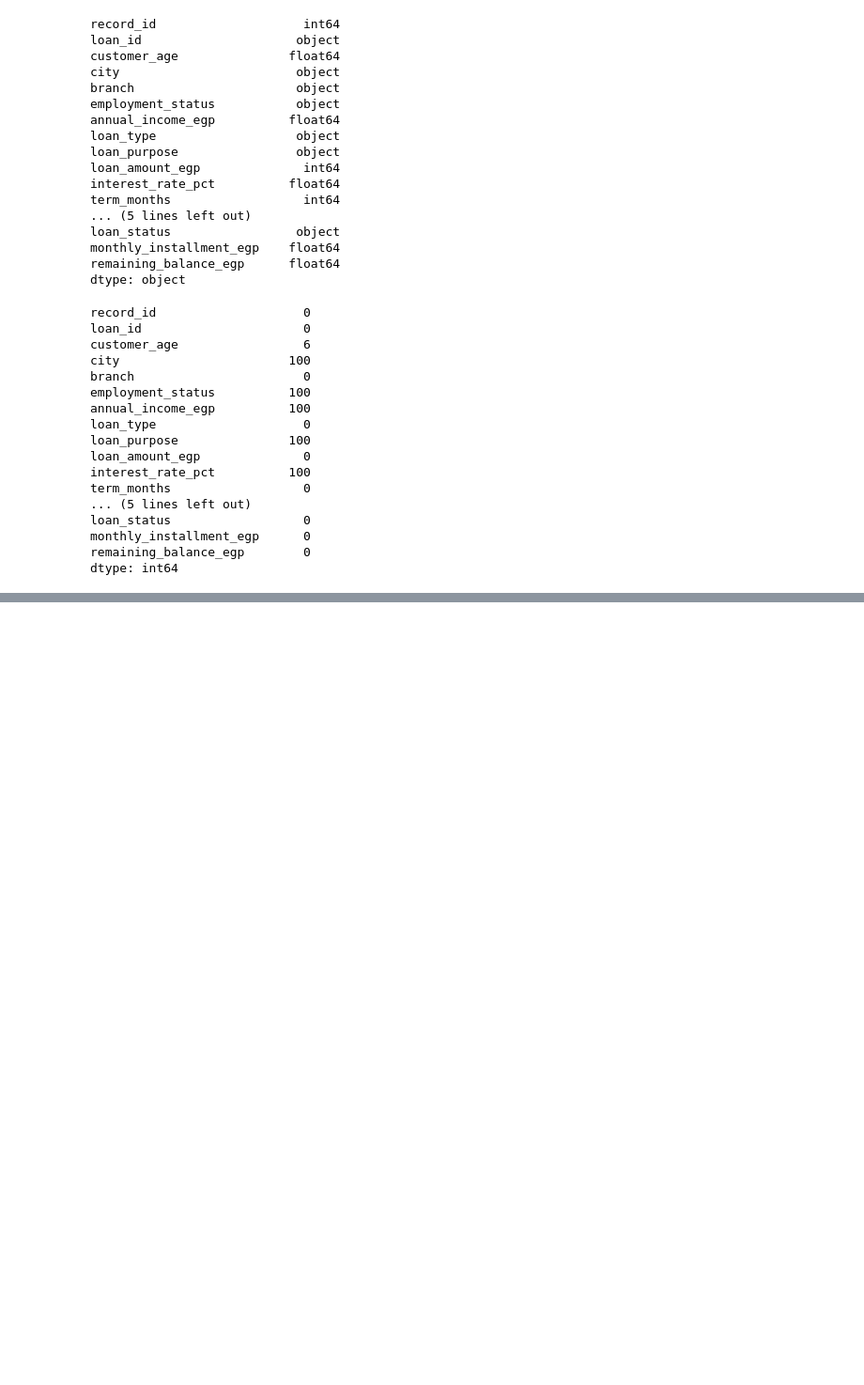
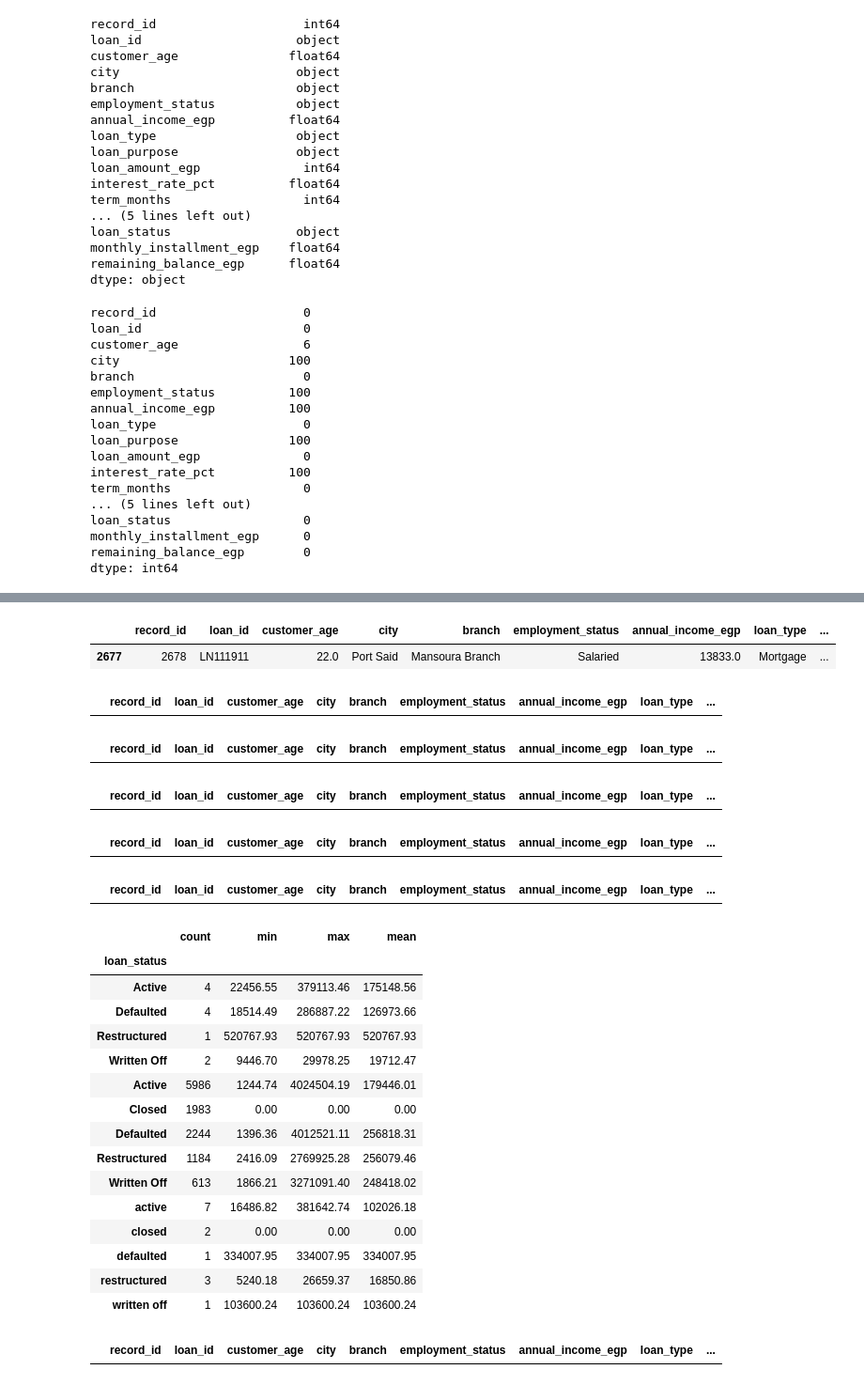
Before and after one commit to ATRA559/Banking-Loans-Data-Analysis, a Jupyter notebook: Banking_Loans_Project.ipynb, the cells around one changed output, grey strips where cells are left out. Shown at 94% size. Cells and saved outputs as stored; diff of their text form; code cells hidden in the pictures; blank space fills up the shorter version.

```diff
--- a/Banking_Loans_Project.ipynb
+++ b/Banking_Loans_Project.ipynb
@@ -106,0 +348,48 @@ dtype: int64
+# %%
+df[df["interest_rate_pct"] == 0]
+# %% [output]
+|  | record_id | loan_id | customer_age | city | branch | employment_status | annual_income_egp | loan_type | ... |
+| 2677 | 2678 | LN111911 | 22.0 | Port Said | Mansoura Branch | Salaried | 13833.0 | Mortgage | ... |
+# %%
+df[(df["credit_score"] < 300) | (df["credit_score"] > 850)]
+# %% [output]
+|  | record_id | loan_id | customer_age | city | branch | employment_status | annual_income_egp | loan_type | ... |
+# %%
+df[(df["customer_age"] < 18) | (df["customer_age"] > 100)]
+# %% [output]
+|  | record_id | loan_id | customer_age | city | branch | employment_status | annual_income_egp | loan_type | ... |
+# %%
+df[(df["debt_to_income_pct"] < 0) | (df["debt_to_income_pct"] > 100)]
+# %% [output]
+|  | record_id | loan_id | customer_age | city | branch | employment_status | annual_income_egp | loan_type | ... |
+# %%
+df[df["annual_income_egp"] <= 0]
+# %% [output]
+|  | record_id | loan_id | customer_age | city | branch | employment_status | annual_income_egp | loan_type | ... |
+# %%
+df[df["loan_amount_egp"] <= 0]
+# %% [output]
+|  | record_id | loan_id | customer_age | city | branch | employment_status | annual_income_egp | loan_type | ... |
+# %%
+df.groupby("loan_status")["remaining_balance_egp"].agg(["count", "min", "max", "mean"]).round(2)
+# %% [output]
+|  | count | min | max | mean |
+| loan_status |  |  |  |  |
+| Active | 4 | 22456.55 | 379113.46 | 175148.56 |
+| Defaulted | 4 | 18514.49 | 286887.22 | 126973.66 |
+| Restructured | 1 | 520767.93 | 520767.93 | 520767.93 |
+| Written Off | 2 | 9446.70 | 29978.25 | 19712.47 |
+| Active | 5986 | 1244.74 | 4024504.19 | 179446.01 |
+| Closed | 1983 | 0.00 | 0.00 | 0.00 |
+| Defaulted | 2244 | 1396.36 | 4012521.11 | 256818.31 |
+| Restructured | 1184 | 2416.09 | 2769925.28 | 256079.46 |
+| Written Off | 613 | 1866.21 | 3271091.40 | 248418.02 |
+| active | 7 | 16486.82 | 381642.74 | 102026.18 |
+| closed | 2 | 0.00 | 0.00 | 0.00 |
+| defaulted | 1 | 334007.95 | 334007.95 | 334007.95 |
+| restructured | 3 | 5240.18 | 26659.37 | 16850.86 |
+| written off | 1 | 103600.24 | 103600.24 | 103600.24 |
+# %%
+df[df["monthly_installment_egp"] <= 0]
+# %% [output]
+|  | record_id | loan_id | customer_age | city | branch | employment_status | annual_income_egp | loan_type | ... |
```
Also changed, not shown: parts of 23 cells of this notebook.
